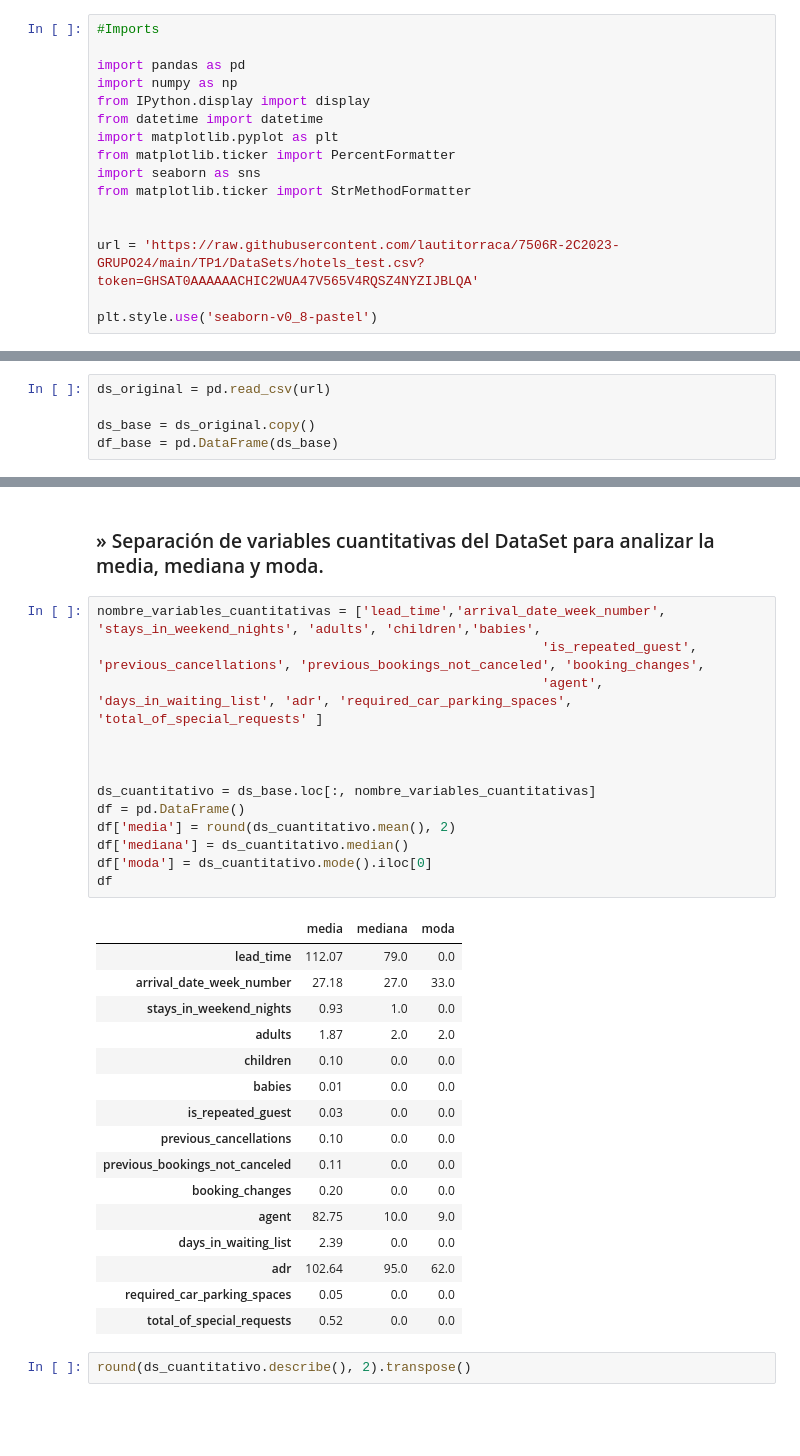
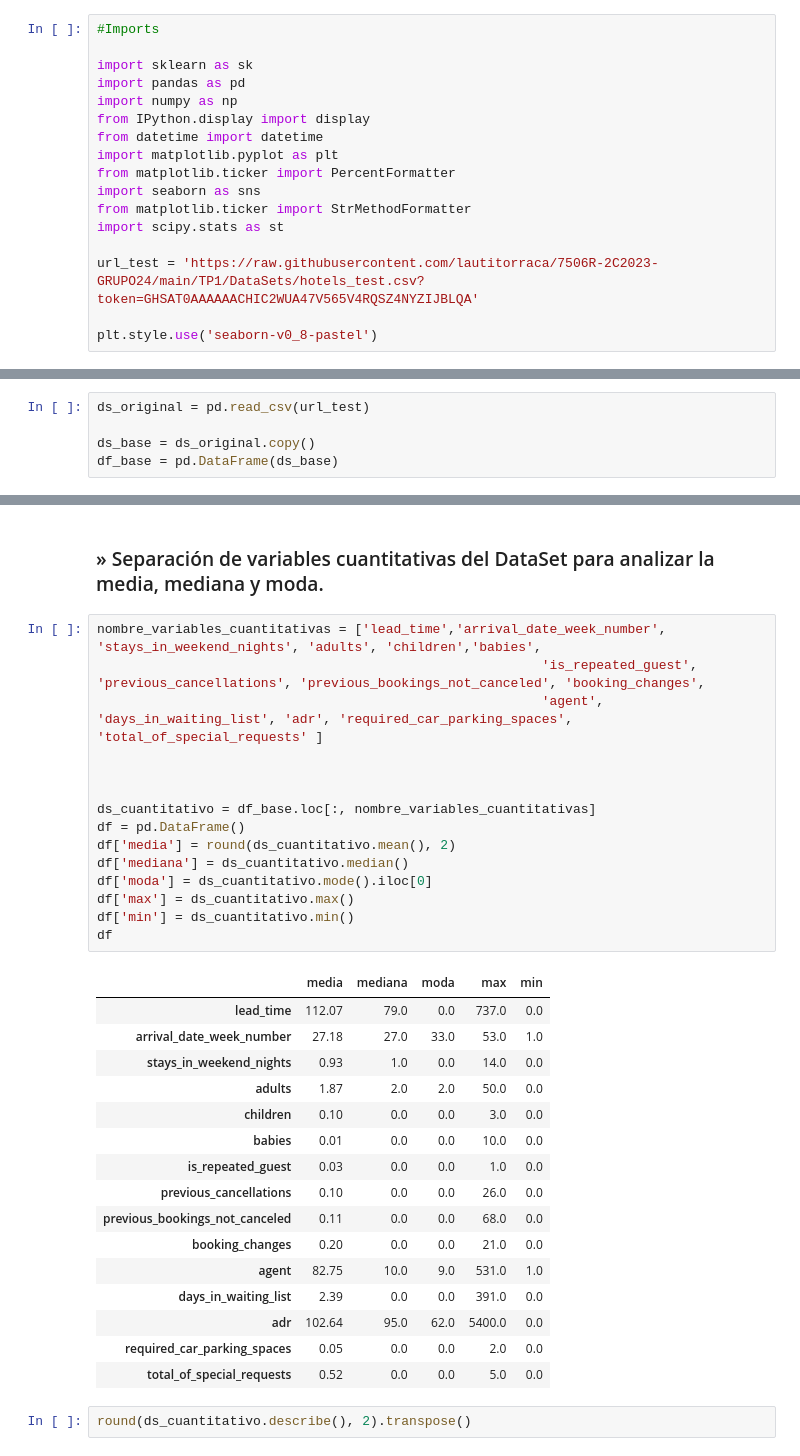
Before and after one commit to lautitorraca/7506R-2C2023-GRUPO24, a Jupyter notebook: TP1/7506R_TP1_GRUPO24_CHP1_ENTREGA.ipynb, the cells around one changed output, grey strips where cells are left out. Saved outputs shown, nothing was run; the diff lists cells and outputs as text; blank space fills up the shorter version.

```diff
--- a/TP1/7506R_TP1_GRUPO24_CHP1_ENTREGA.ipynb
+++ b/TP1/7506R_TP1_GRUPO24_CHP1_ENTREGA.ipynb
@@ -11,6 +11,7 @@
 # %%
 #Imports
 
+import sklearn as sk
 import pandas as pd
 import numpy as np
 from IPython.display import display
@@ -19,15 +20,15 @@ import matplotlib.pyplot as plt
 from matplotlib.ticker import PercentFormatter
 import seaborn as sns
 from matplotlib.ticker import StrMethodFormatter
+import scipy.stats as st
 
-
-url = 'https://raw.githubusercontent.com/lautitorraca/7506R-2C2023-GRUPO24/main/TP1/DataSets/hotels_test.csv?token=GHSAT0AAAAAACHIC2WUA47V565V4RQSZ4NYZIJBLQA'
+url_test = 'https://raw.githubusercontent.com/lautitorraca/7506R-2C2023-GRUPO24/main/TP1/DataSets/hotels_test.csv?token=GHSAT0AAAAAACHIC2WUA47V565V4RQSZ4NYZIJBLQA'
 
 plt.style.use('seaborn-v0_8-pastel')
 # %% [markdown]
 # » Lectura del archivo
 # %%
-ds_original = pd.read_csv(url)
+ds_original = pd.read_csv(url_test)
 
 ds_base = ds_original.copy()
 df_base = pd.DataFrame(ds_base)
@@ -72,33 +73,35 @@ dtype: object
 # %%
 nombre_variables_cuantitativas = ['lead_time','arrival_date_week_number', 'stays_in_weekend_nights', 'adults', 'children','babies',
                                                          'is_repeated_guest', 'previous_cancellations', 'previous_bookings_not_canceled', 'booking_changes',
                                                          'agent', 'days_in_waiting_list', 'adr', 'required_car_parking_spaces', 'total_of_special_requests' ]
 
 
 
-ds_cuantitativo = ds_base.loc[:, nombre_variables_cuantitativas]
+ds_cuantitativo = df_base.loc[:, nombre_variables_cuantitativas]
 df = pd.DataFrame()
 df['media'] = round(ds_cuantitativo.mean(), 2)
 df['mediana'] = ds_cuantitativo.median()
 df['moda'] = ds_cuantitativo.mode().iloc[0]
+df['max'] = ds_cuantitativo.max()
+df['min'] = ds_cuantitativo.min()
 df
 # %% [output]
-|  | media | mediana | moda |
-| lead_time | 112.07 | 79.0 | 0.0 |
-| arrival_date_week_number | 27.18 | 27.0 | 33.0 |
-| stays_in_weekend_nights | 0.93 | 1.0 | 0.0 |
-| adults | 1.87 | 2.0 | 2.0 |
-| children | 0.10 | 0.0 | 0.0 |
-| babies | 0.01 | 0.0 | 0.0 |
-| is_repeated_guest | 0.03 | 0.0 | 0.0 |
-| previous_cancellations | 0.10 | 0.0 | 0.0 |
-| previous_bookings_not_canceled | 0.11 | 0.0 | 0.0 |
-| booking_changes | 0.20 | 0.0 | 0.0 |
-| agent | 82.75 | 10.0 | 9.0 |
-| days_in_waiting_list | 2.39 | 0.0 | 0.0 |
-| adr | 102.64 | 95.0 | 62.0 |
-| required_car_parking_spaces | 0.05 | 0.0 | 0.0 |
-| total_of_special_requests | 0.52 | 0.0 | 0.0 |
+|  | media | mediana | moda | max | min |
+| lead_time | 112.07 | 79.0 | 0.0 | 737.0 | 0.0 |
+| arrival_date_week_number | 27.18 | 27.0 | 33.0 | 53.0 | 1.0 |
+| stays_in_weekend_nights | 0.93 | 1.0 | 0.0 | 14.0 | 0.0 |
+| adults | 1.87 | 2.0 | 2.0 | 50.0 | 0.0 |
+| children | 0.10 | 0.0 | 0.0 | 3.0 | 0.0 |
+| babies | 0.01 | 0.0 | 0.0 | 10.0 | 0.0 |
+| is_repeated_guest | 0.03 | 0.0 | 0.0 | 1.0 | 0.0 |
+| previous_cancellations | 0.10 | 0.0 | 0.0 | 26.0 | 0.0 |
+| previous_bookings_not_canceled | 0.11 | 0.0 | 0.0 | 68.0 | 0.0 |
+| booking_changes | 0.20 | 0.0 | 0.0 | 21.0 | 0.0 |
+| agent | 82.75 | 10.0 | 9.0 | 531.0 | 1.0 |
+| days_in_waiting_list | 2.39 | 0.0 | 0.0 | 391.0 | 0.0 |
+| adr | 102.64 | 95.0 | 62.0 | 5400.0 | 0.0 |
+| required_car_parking_spaces | 0.05 | 0.0 | 0.0 | 2.0 | 0.0 |
+| total_of_special_requests | 0.52 | 0.0 | 0.0 | 5.0 | 0.0 |
 # %%
 round(ds_cuantitativo.describe(), 2).transpose()
 # %% [output]
```
Also changed, not shown: parts of 49 cells of this notebook.
